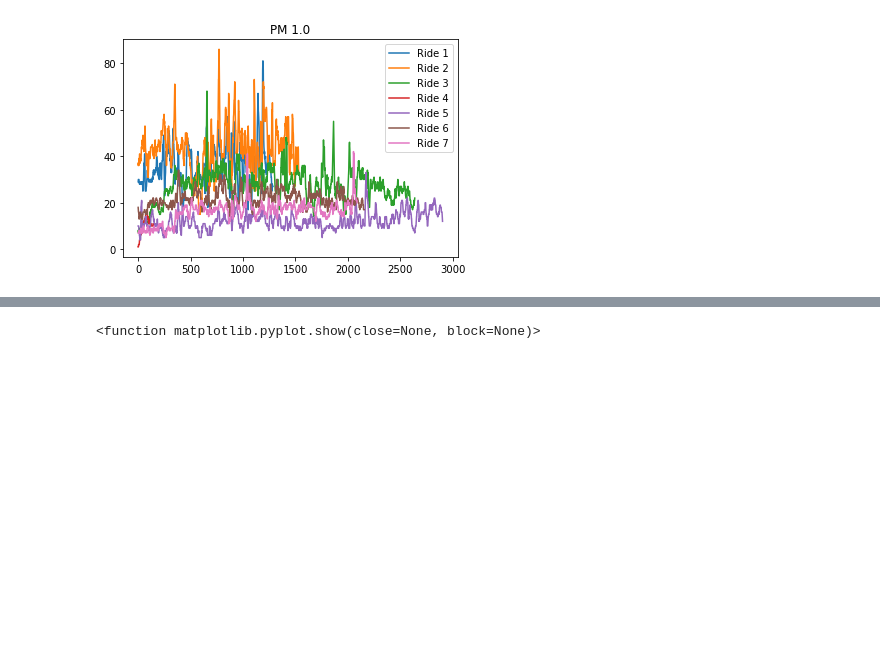
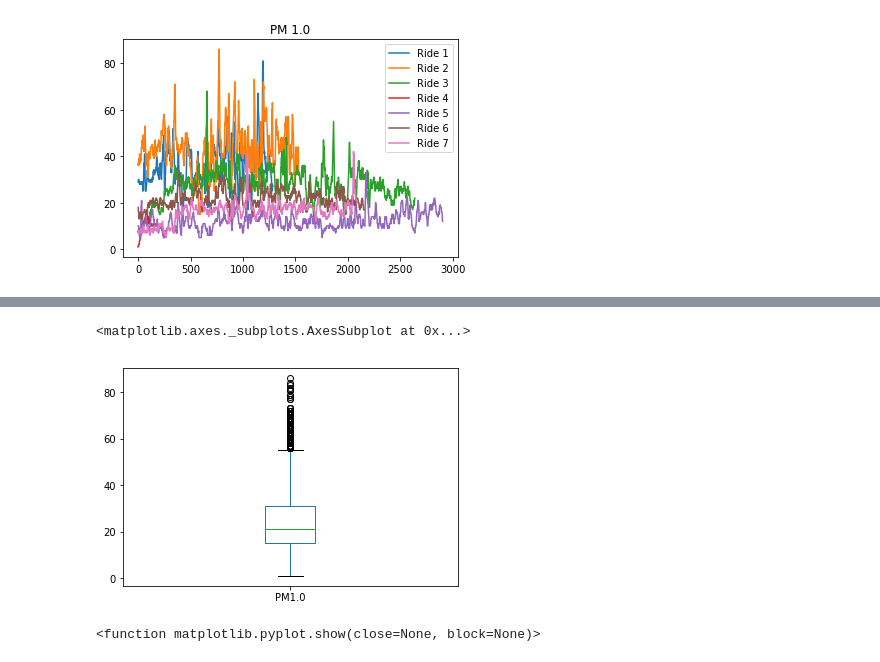
Before and after one commit to malte-b/musical_env_bike, a Jupyter notebook: plots/data_insights.ipynb, the cells around one changed output, grey strips where cells are left out. Drawn from its saved outputs; the diff is of its cells as text; code cells hidden in the pictures; blank space fills up the shorter version.

```diff
--- a/plots/data_insights.ipynb
+++ b/plots/data_insights.ipynb
@@ -65,3 +70,6 @@ plt.show
 # %% [output]
 <function matplotlib.pyplot.show(close=None, block=None)>
 [figure]
+# %%
+pm1 = pd.concat([df_ride_1['PM1.0'],df_ride_2['PM1.0'],df_ride_3['PM1.0'],df_ride_4['PM1.0'],df_ride_5['PM1.0'],df_ride_6['PM1.0'],df_ride_7['PM1.0']])
+pm1.describe()
@@ -68,3 +86,8 @@ plt.show
+# %%
+pm1.plot.box()
+# %% [output]
+<matplotlib.axes._subplots.AxesSubplot at 0x...>
+[figure, added]
 # %%
 plt.plot(df_ride_1.index, df_ride_1['PM2.5'], label='Ride 1')
 plt.plot(df_ride_2.index, df_ride_2['PM2.5'], label='Ride 2')
```
Also changed, not shown: parts of 6 cells of this notebook.
